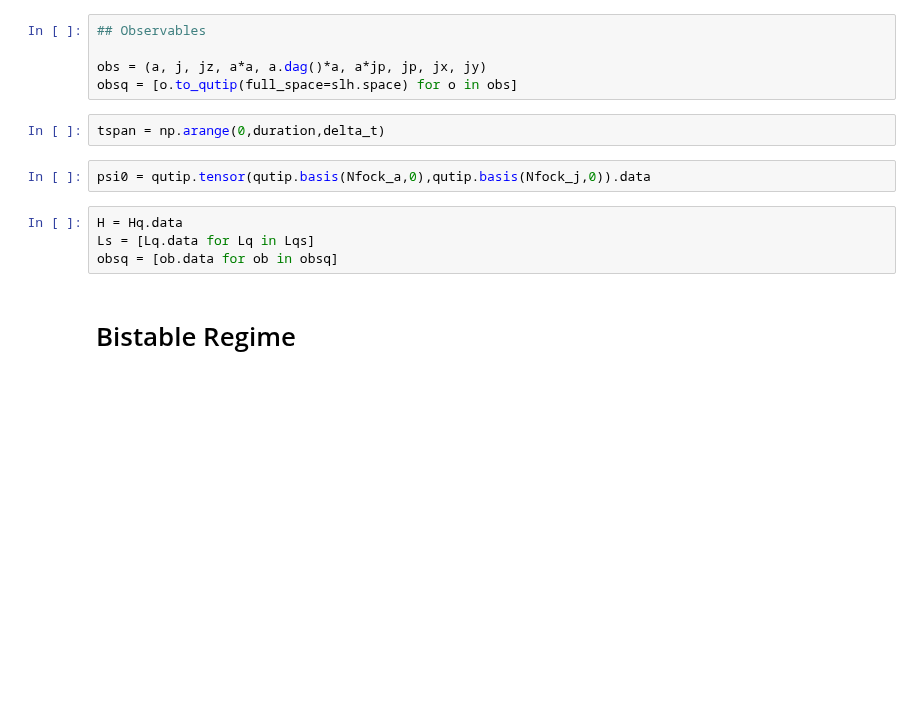
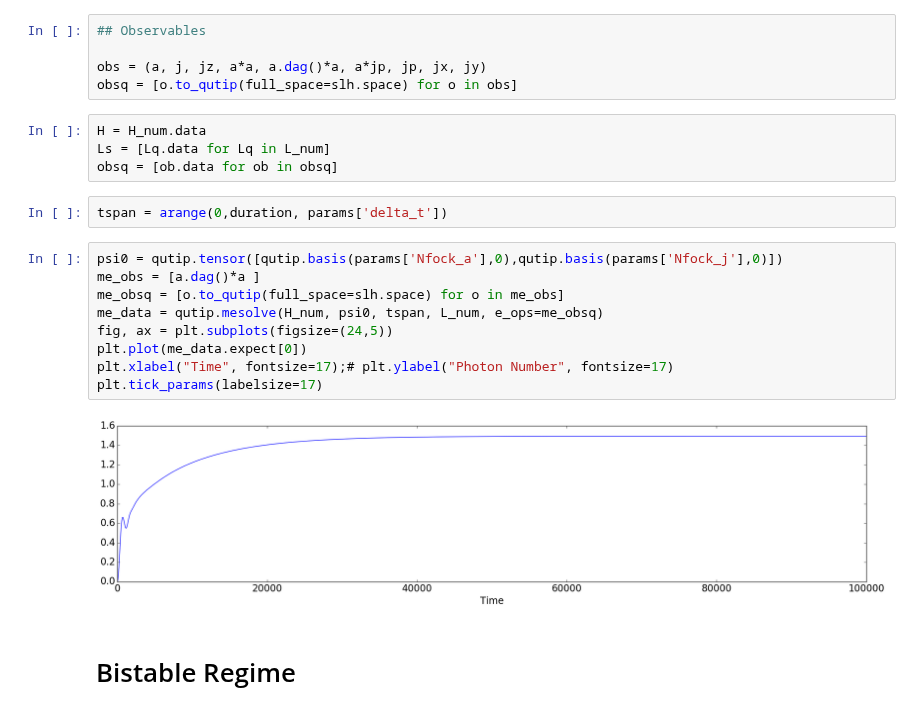
Before and after one commit to tabakg/diffusion_maps, a Jupyter notebook: quantum_state_diffusion/make_quantum_trajectory_absorptive_bistability_quantum_state_diffusion.ipynb, the cells around one changed output. Saved outputs shown, nothing was run; the diff lists cells and outputs as text; blank space fills up the shorter version.

```diff
--- a/quantum_state_diffusion/make_quantum_trajectory_absorptive_bistability_quantum_state_diffusion.ipynb
+++ b/quantum_state_diffusion/make_quantum_trajectory_absorptive_bistability_quantum_state_diffusion.ipynb
@@ -152,14 +155,23 @@ Hq, Lqs = slh.substitute(nparams).HL_to_qutip()
 
 obs = (a, j, jz, a*a, a.dag()*a, a*jp, jp, jx, jy)
 obsq = [o.to_qutip(full_space=slh.space) for o in obs]
+# %%
+H = H_num.data
+Ls = [Lq.data for Lq in L_num]
+obsq = [ob.data for ob in obsq]
 # %%
-tspan = np.arange(0,duration,delta_t)
+tspan = arange(0,duration, params['delta_t'])
-# %%
-psi0 = qutip.tensor(qutip.basis(Nfock_a,0),qutip.basis(Nfock_j,0)).data
-# %%
-H = Hq.data
-Ls = [Lq.data for Lq in Lqs]
-obsq = [ob.data for ob in obsq]
+# %%
+psi0 = qutip.tensor([qutip.basis(params['Nfock_a'],0),qutip.basis(params['Nfock_j'],0)])
+me_obs = [a.dag()*a ]
+me_obsq = [o.to_qutip(full_space=slh.space) for o in me_obs]
+me_data = qutip.mesolve(H_num, psi0, tspan, L_num, e_ops=me_obsq)
+fig, ax = plt.subplots(figsize=(24,5))
+plt.plot(me_data.expect[0])
+plt.xlabel("Time", fontsize=17);# plt.ylabel("Photon Number", fontsize=17)
+plt.tick_params(labelsize=17)
+# %% [output]
+[figure, added]
 # %% [markdown]
 # Bistable Regime
 # %%
```
Also changed, not shown: parts of 12 cells of this notebook, 4 other files.
